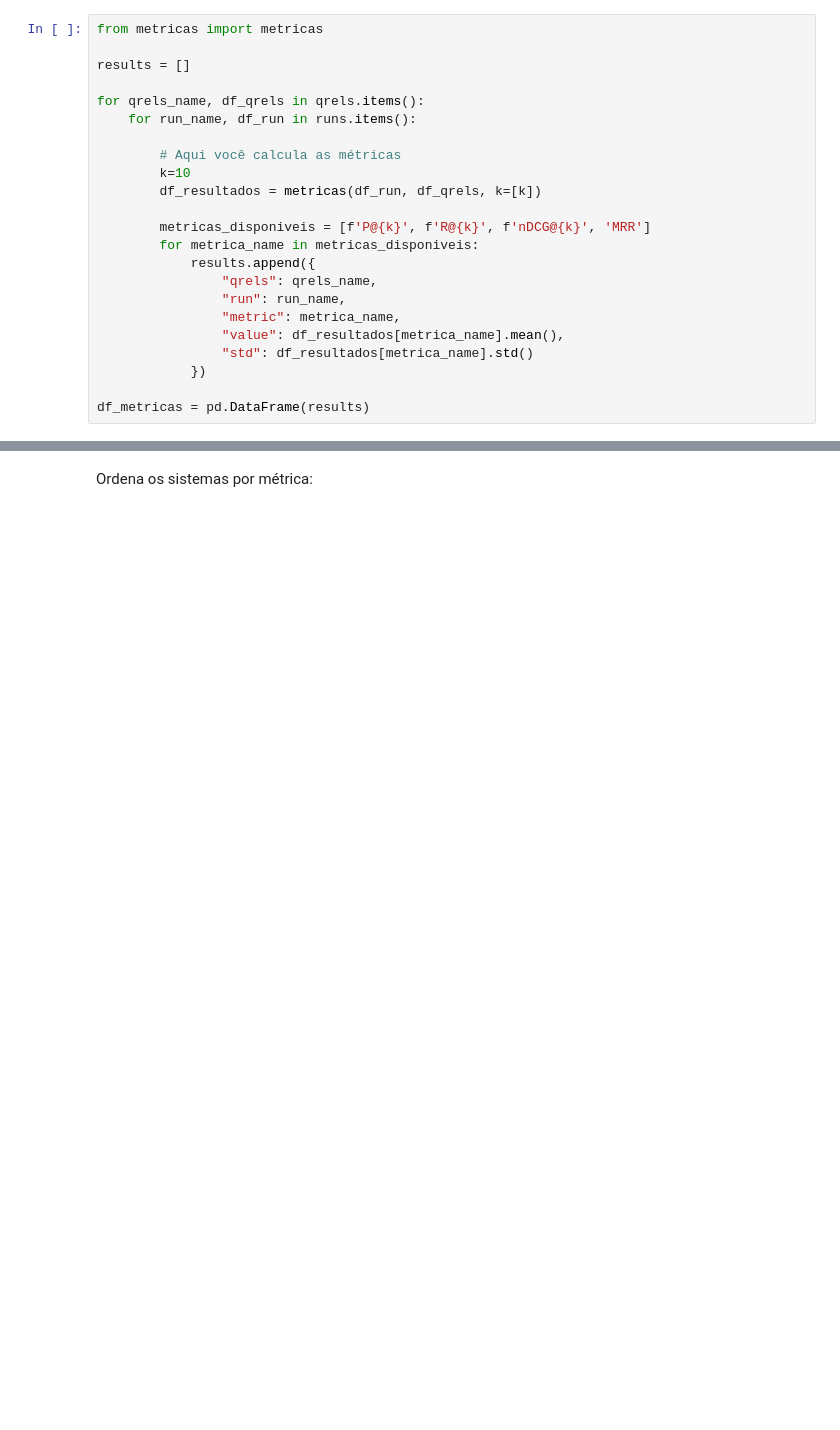
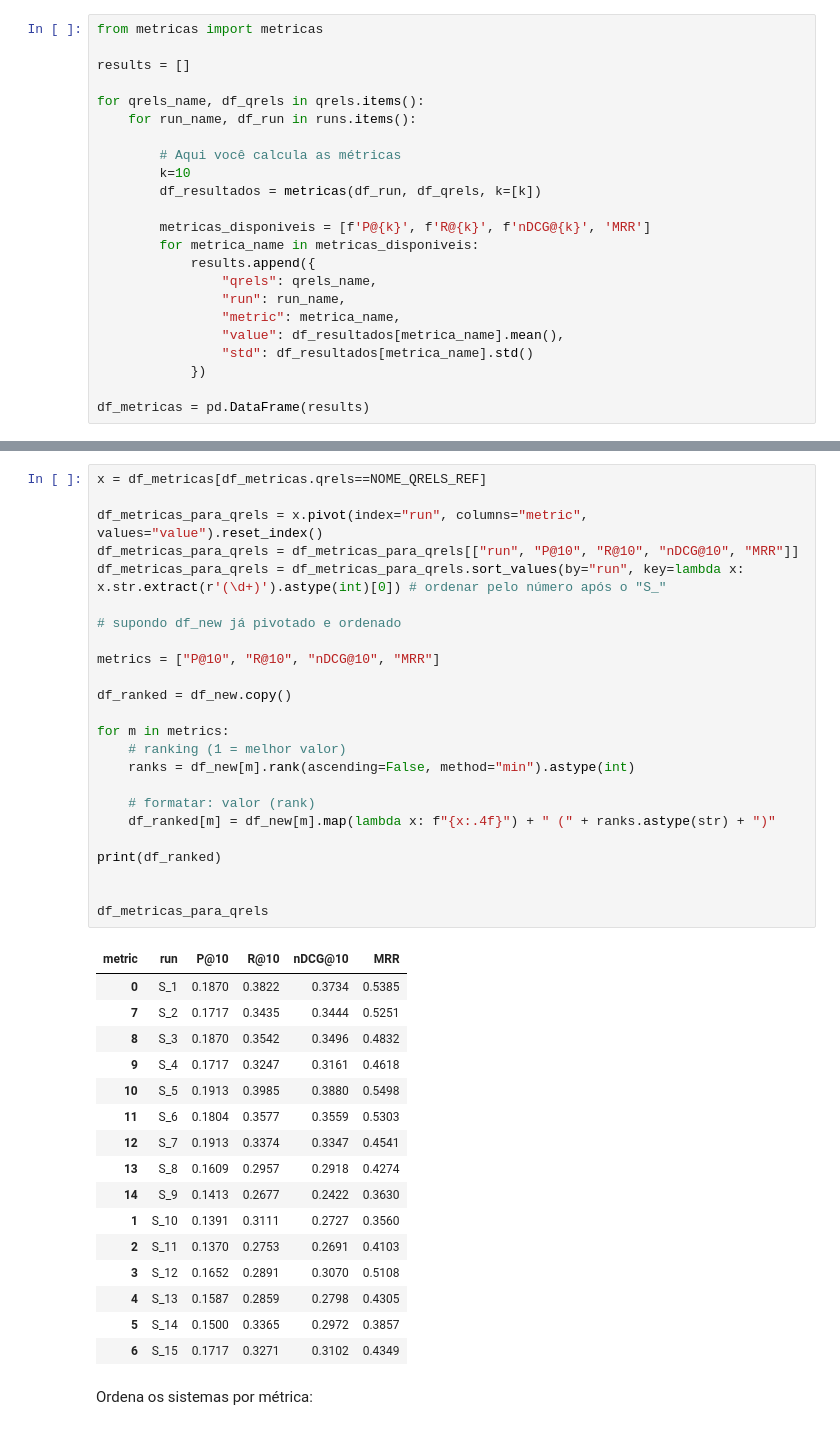
Before and after one commit to carisio/NormasTCU, a Jupyter notebook: 8 - Comparação ranking sistemas.ipynb, the cells around one changed output, grey strips where cells are left out. Cells and saved outputs as stored; diff of their text form; blank space fills up the shorter version.

Commit message:
Altera para mostrar o ranking de sistemas de acordo com algum qrels

```diff
--- a/8 - Comparação ranking sistemas.ipynb
+++ b/8 - Comparação ranking sistemas.ipynb
@@ -186,3 +237,44 @@ df_metricas = pd.DataFrame(results)
+# %%
+x = df_metricas[df_metricas.qrels==NOME_QRELS_REF]
+
+df_metricas_para_qrels = x.pivot(index="run", columns="metric", values="value").reset_index()
+df_metricas_para_qrels = df_metricas_para_qrels[["run", "P@10", "R@10", "nDCG@10", "MRR"]]
+df_metricas_para_qrels = df_metricas_para_qrels.sort_values(by="run", key=lambda x: x.str.extract(r'(\d+)').astype(int)[0]) # ordenar pelo número após o "S_"
+
+# supondo df_new já pivotado e ordenado
+
+metrics = ["P@10", "R@10", "nDCG@10", "MRR"]
+
+df_ranked = df_new.copy()
+
+for m in metrics:
+    # ranking (1 = melhor valor)
+    ranks = df_new[m].rank(ascending=False, method="min").astype(int)
+
+    # formatar: valor (rank)
+    df_ranked[m] = df_new[m].map(lambda x: f"{x:.4f}") + " (" + ranks.astype(str) + ")"
+
+print(df_ranked)
+
+
+df_metricas_para_qrels
+# %% [output]
+| metric | run | P@10 | R@10 | nDCG@10 | MRR |
+| 0 | S_1 | 0.1870 | 0.3822 | 0.3734 | 0.5385 |
+| 7 | S_2 | 0.1717 | 0.3435 | 0.3444 | 0.5251 |
+| 8 | S_3 | 0.1870 | 0.3542 | 0.3496 | 0.4832 |
+| 9 | S_4 | 0.1717 | 0.3247 | 0.3161 | 0.4618 |
+| 10 | S_5 | 0.1913 | 0.3985 | 0.3880 | 0.5498 |
+| 11 | S_6 | 0.1804 | 0.3577 | 0.3559 | 0.5303 |
+| 12 | S_7 | 0.1913 | 0.3374 | 0.3347 | 0.4541 |
+| 13 | S_8 | 0.1609 | 0.2957 | 0.2918 | 0.4274 |
+| 14 | S_9 | 0.1413 | 0.2677 | 0.2422 | 0.3630 |
+| 1 | S_10 | 0.1391 | 0.3111 | 0.2727 | 0.3560 |
+| 2 | S_11 | 0.1370 | 0.2753 | 0.2691 | 0.4103 |
+| 3 | S_12 | 0.1652 | 0.2891 | 0.3070 | 0.5108 |
+| 4 | S_13 | 0.1587 | 0.2859 | 0.2798 | 0.4305 |
+| 5 | S_14 | 0.1500 | 0.3365 | 0.2972 | 0.3857 |
+| 6 | S_15 | 0.1717 | 0.3271 | 0.3102 | 0.4349 |
 # %% [markdown]
 Ordena os sistemas por métrica:
 # %%
```
Also changed, not shown: parts of 3 cells of this notebook.
